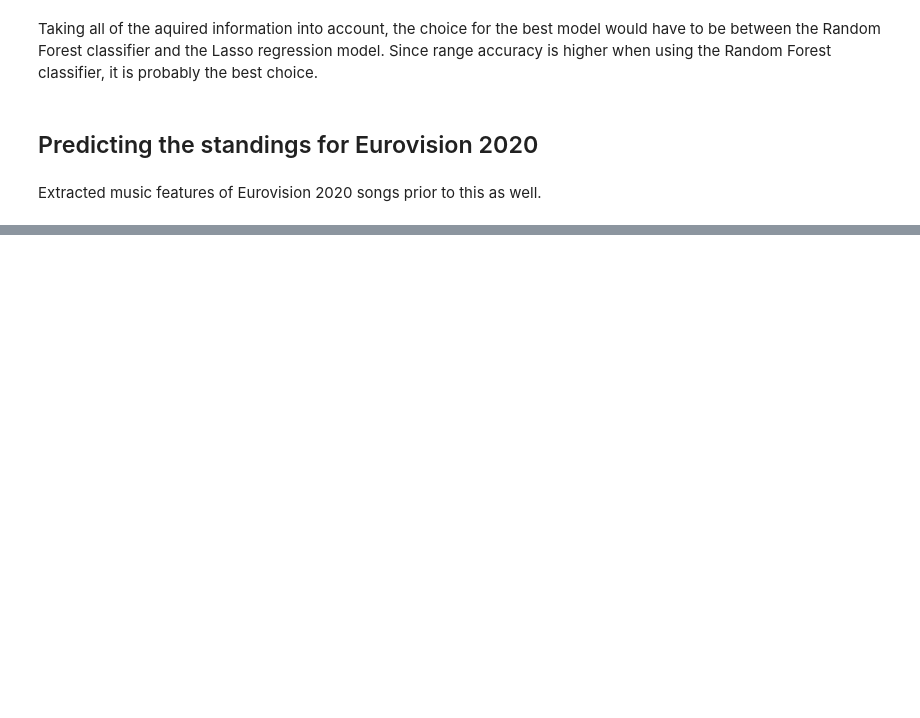
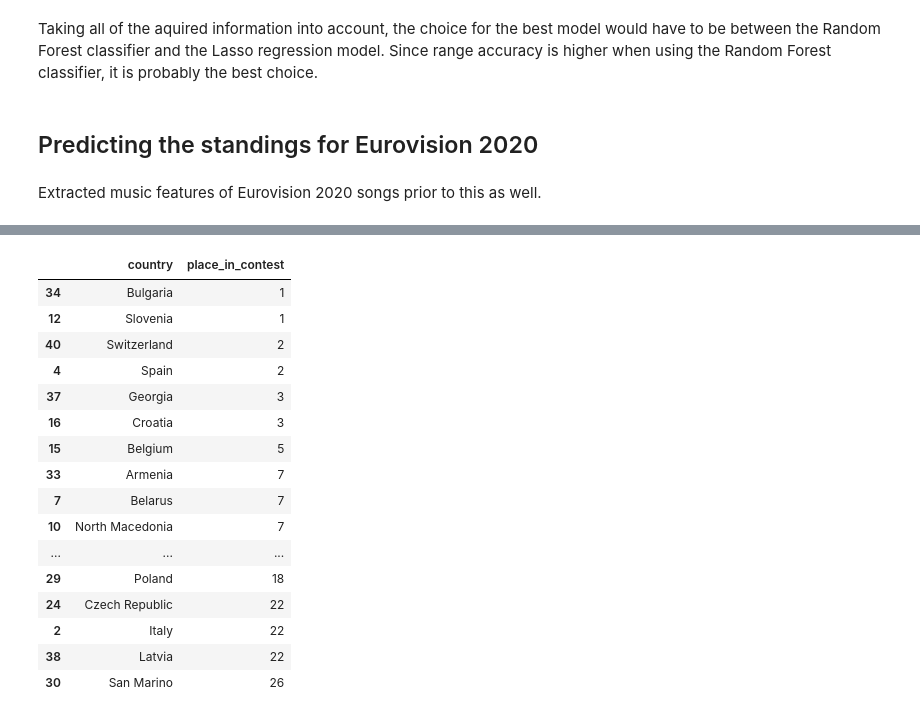
Before and after one commit to MariaKuusvek/Datascience-STM-Project, a Jupyter notebook: Data1.ipynb, the cells around one changed output, grey strips where cells are left out. Saved outputs shown, nothing was run; the diff lists cells and outputs as text; code cells hidden in the pictures; blank space fills up the shorter version.

Commit message:
created a dataframe from the results

```diff
--- a/Data1.ipynb
+++ b/Data1.ipynb
@@ -521,0 +522,27 @@ Switzerland 12
+# %%
+results=[]
+for index, row in probdata.iterrows():
+    results.append([data2020.iloc[index]["to_country"], int(row.idxmax())])
+results
+df_results = pd.DataFrame(results, columns=['country', 'place_in_contest'])
+df_results_sorted = df_results.sort_values(by=['place_in_contest'])
+
+df_results_sorted
+# %% [output]
+|  | country | place_in_contest |
+| 34 | Bulgaria | 1 |
+| 12 | Slovenia | 1 |
+| 40 | Switzerland | 2 |
+| 4 | Spain | 2 |
+| 37 | Georgia | 3 |
+| 16 | Croatia | 3 |
+| 15 | Belgium | 5 |
+| 33 | Armenia | 7 |
+| 7 | Belarus | 7 |
+| 10 | North Macedonia | 7 |
+| ... | ... | ... |
+| 29 | Poland | 18 |
+| 24 | Czech Republic | 22 |
+| 2 | Italy | 22 |
+| 38 | Latvia | 22 |
+| 30 | San Marino | 26 |
```
Also changed, not shown: parts of 8 cells of this notebook.
